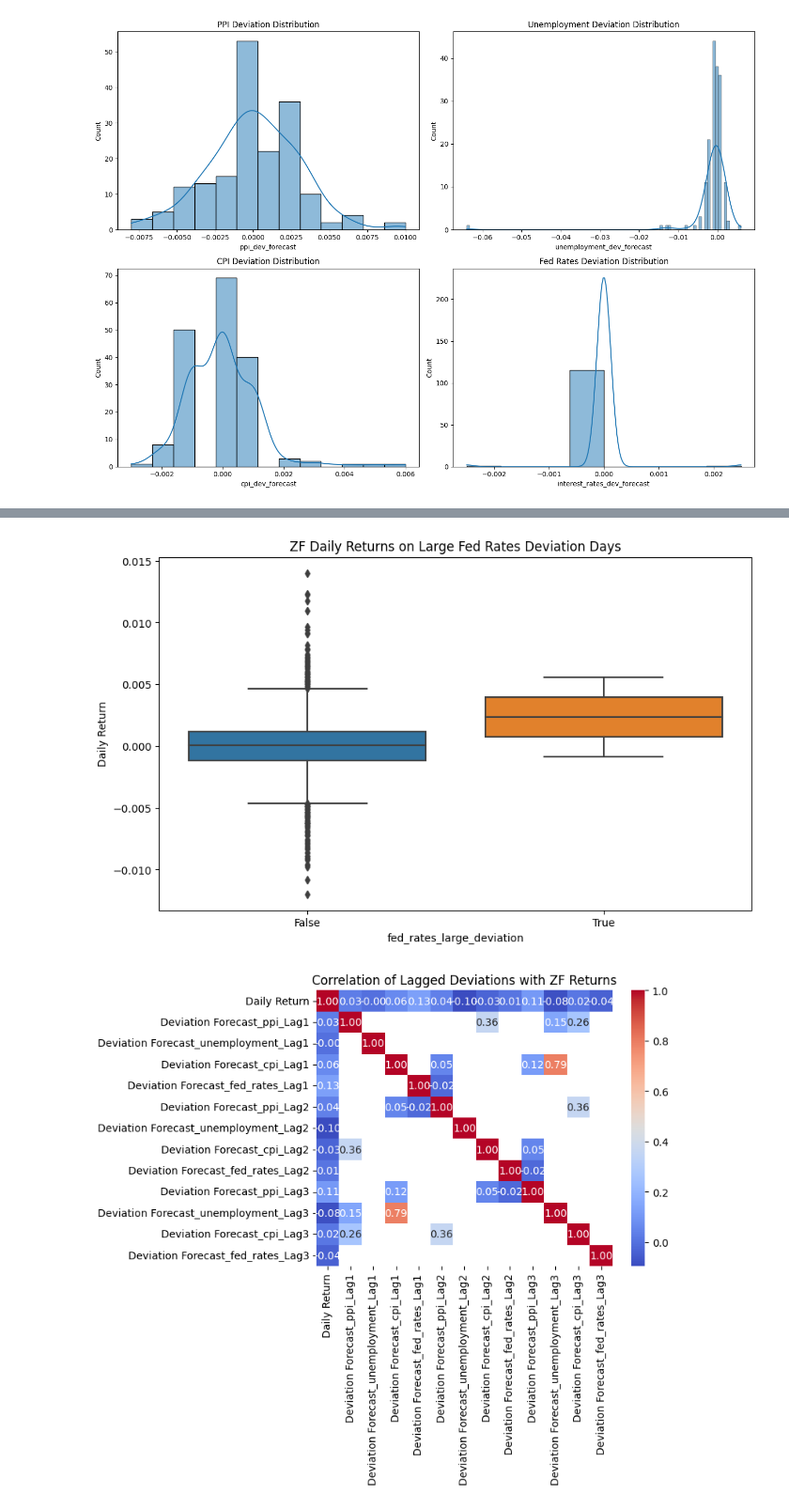
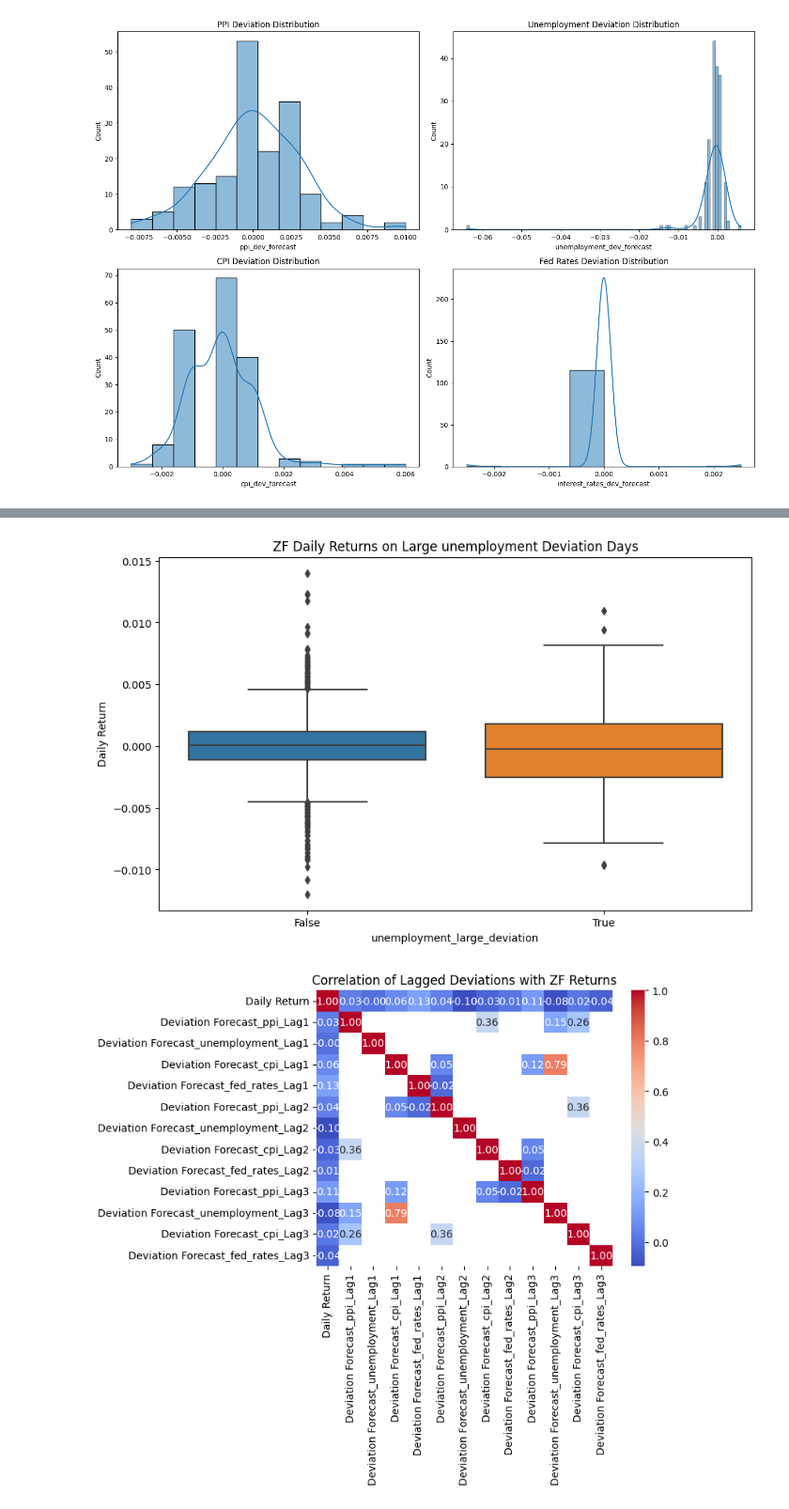
Before and after one commit to lazaros-23/options_trading, a Jupyter notebook: eda_on_announcement_days.ipynb, the cells around one changed output, grey strips where cells are left out. Shown at 94% size. Saved outputs shown, nothing was run; the diff lists cells and outputs as text; code cells hidden in the pictures.

```diff
--- a/eda_on_announcement_days.ipynb
+++ b/eda_on_announcement_days.ipynb
@@ -83,8 +84,8 @@ fed_rates_data
 | 129 | 2008-12-16 | 0.0025 | 0.0050 | 0.0100 | -0.0025 | ... |
 130 rows × 7 columns
 # %%
-zf_data = zf_data.merge(ppi_data, how='left',on='date')
-zf_data = zf_data.merge(unemployment_data, how='left',on='date')
-zf_data = zf_data = zf_data.merge(cpi_data, how='left',on='date')
-zf_data = zf_data.merge(fed_rates_data, how='left',on='date')
+full_data = zf_data.merge(ppi_data, how='left',on='date')
+full_data = full_data.merge(unemployment_data, how='left',on='date')
+full_data = full_data.merge(cpi_data, how='left',on='date')
+full_data = full_data.merge(fed_rates_data, how='left',on='date')
 # %%
@@ -143,20 +173,22 @@ zf_data.head()
 # %%
 # Add a binary feature for large deviations
 threshold = 0.001  # Example threshold for large deviations
-zf_data['ppi_large_deviation'] = abs(zf_data['ppi_dev_forecast']) > threshold
-zf_data['uneployment_large_deviation'] = abs(zf_data['unemployment_dev_forecast']) > threshold
-zf_data['cpi_large_deviation'] = abs(zf_data['cpi_dev_forecast']) > threshold
-zf_data['fed_rates_large_deviation'] = abs(zf_data['interest_rates_dev_forecast']) > threshold
+show_indicator = "unemployment" # choose between ['ppi','cpi','uneployment','fed_rates']
+
+full_data['ppi_large_deviation'] = abs(full_data['ppi_dev_forecast']) > threshold
+full_data['unemployment_large_deviation'] = abs(full_data['unemployment_dev_forecast']) > threshold
+full_data['cpi_large_deviation'] = abs(full_data['cpi_dev_forecast']) > threshold
+full_data['fed_rates_large_deviation'] = abs(full_data['interest_rates_dev_forecast']) > threshold
 
 # Boxplot of ZF returns on large deviation days
-zf_data['Daily Return'] = zf_data['close'].pct_change()  # Calculate daily returns
+full_data['Daily Return'] = full_data['close'].pct_change()  # Calculate daily returns
 
 plt.figure(figsize=(10, 6))
-sns.boxplot(data=zf_data, x='fed_rates_large_deviation', y='Daily Return')
-plt.title('ZF Daily Returns on Large Fed Rates Deviation Days')
+sns.boxplot(data=full_data, x=f'{show_indicator}_large_deviation', y='Daily Return')
+plt.title(f'ZF Daily Returns on Large {show_indicator} Deviation Days')
 plt.show()
 # %% [output]
-[figure, old version]
+[figure, new version]
 # %%
 # Create lagged features for deviations
 lags = [1, 2, 3]  # Example: 1-day, 2-day, 3-day lags
```
Also changed, not shown: parts of 39 cells of this notebook.
